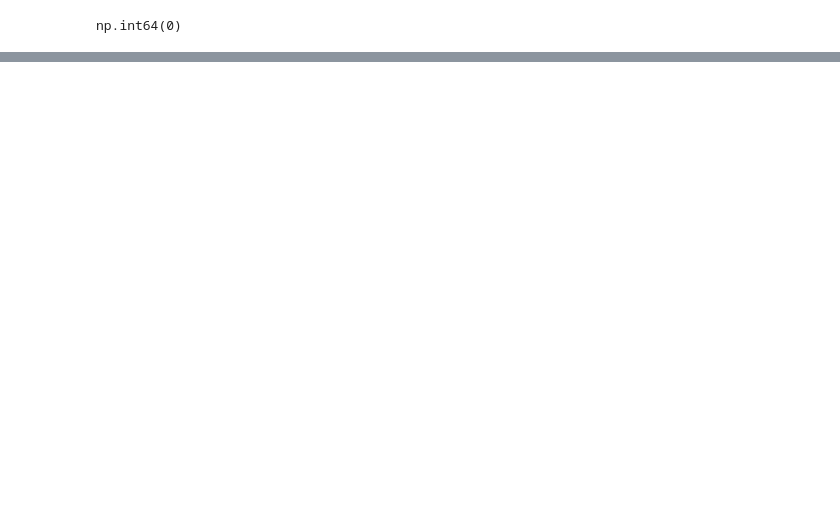
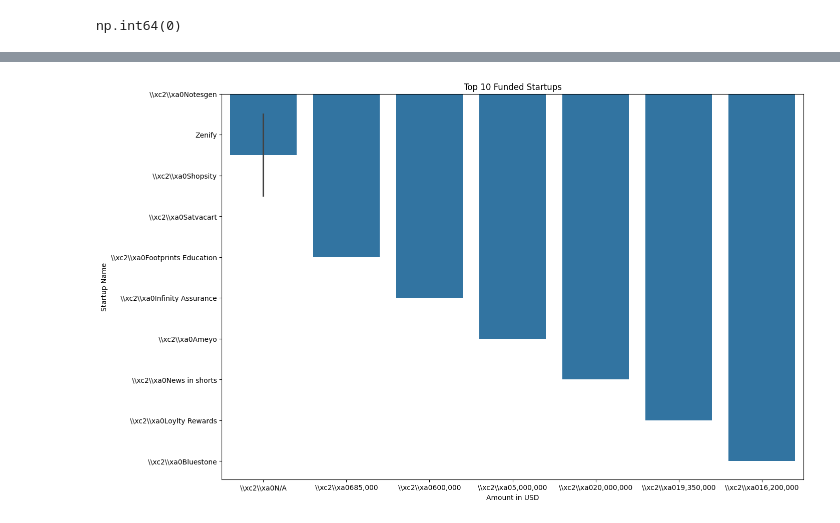
Before and after one commit to mayurimamdi/EDA, a Jupyter notebook: Indian Startup Funding/EDA.ipynb, the cells around one changed output, grey strips where cells are left out. Saved outputs shown, nothing was run; the diff lists cells and outputs as text; code cells hidden in the pictures; blank space fills up the shorter version.

```diff
--- a/Indian Startup Funding/EDA.ipynb
+++ b/Indian Startup Funding/EDA.ipynb
@@ -173,0 +378,15 @@ np.int64(0)
+# %%
+df.drop(df[df['Amount in USD'] == 'undisclosed'].index, inplace=True)
+# %%
+df.drop(df[df['Amount in USD'] == 'unknown'].index, inplace=True)
+# %%
+top10 = df.sort_values('Amount in USD', ascending=False).head(10)
+
+plt.figure(figsize=(15,10))
+
+sns.barplot(data=top10, x='Amount in USD', y='Startup Name')
+
+plt.title('Top 10 Funded Startups')
+plt.show()
+# %% [output]
+[figure, added]
```
Also changed, not shown: parts of 30 cells of this notebook.
